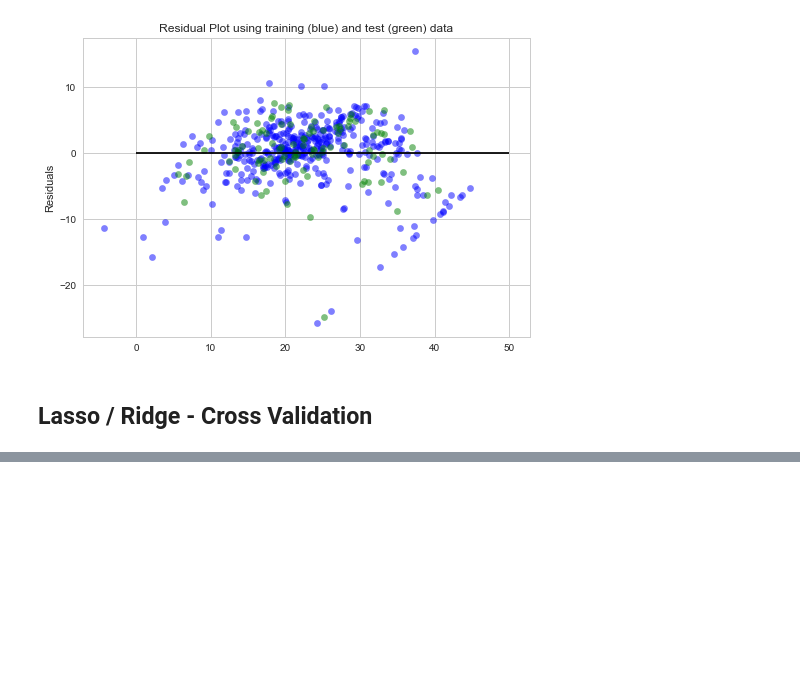
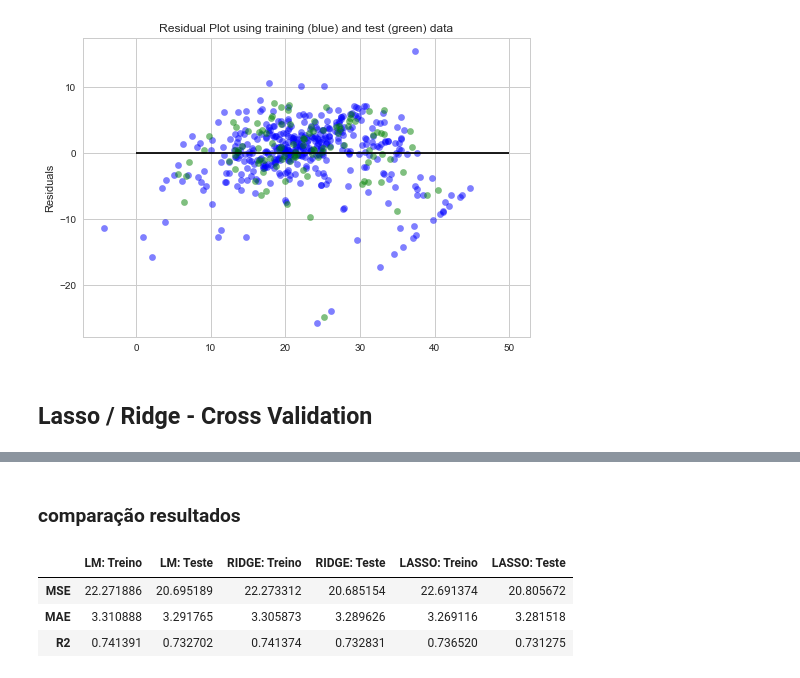
Before and after one commit to mopdc/python-codes, a Jupyter notebook: applied algorithms/regression examples/Regression Analysis in Boston dataset.ipynb, the cells around one changed output, grey strips where cells are left out. Drawn from its saved outputs; the diff is of its cells as text; code cells hidden in the pictures; blank space fills up the shorter version.

```diff
--- a/applied algorithms/regression examples/Regression Analysis in Boston dataset.ipynb
+++ b/applied algorithms/regression examples/Regression Analysis in Boston dataset.ipynb
@@ -253,7 +253,7 @@ resultados_lm
 | neg_mean_squared_error | -25.513289 |
 | neg_mean_absolute_error | -3.515459 |
 # %%
-train_test_results(lm, X_train_final, y_train, X_test_final, y_test)
+result_lm = train_test_results(lm, X_train_final, y_train, X_test_final, y_test)
 # %% [output]
 Number of coefficients: 13
 Estimated intercept coefficient: 22.6465346535
@@ -357,0 +318,2 @@ array([ 0.416...,  1.        ])
+# %%
+model_ridge, result_ridge = train_ridge_linear_model(X_train_final, y_train, X_test_final, y_test)
@@ -357,0 +338,27 @@ array([ 0.416...,  1.        ])
+# %%
+def train_lasso_linear_model( train_x, train_y, test_x, test_y):
+
+    # using the default CV
+    alphas = [0.1, 1, 10, 100, 1e3, 1e4, 2e4, 5e4, 8e4, 1e5, 1e6, 1e7, 1e8]
+    reg = LassoCV(alphas=alphas, cv = 5)
+    #reg.fit(train_x, train_y, sample_weight=sample_weight)
+    reg.fit(train_x, train_y)
+    cv_mse = np.mean(reg.mse_path_ , axis=0)
+
+
+    print("alphas: %s" % alphas)
+    print("CV MSE: %s" % cv_mse)
+    print("Best alpha using built-in LassoCV: %f" % reg.alpha_)
+    print ('\n')
+
+    # generate the prediction using the best model
+    alpha = reg.alpha_
+    reg = Lasso(alpha=alpha)
+    #reg.fit(train_x, train_y, sample_weight=sample_weight)
+    resultados = train_test_results(reg, train_x, train_y, test_x, test_y)
+    #reg.fit(train_x, train_y)
+
+    return reg, resultados
+    #return {"y": predict_y, "train_y": train_y_pred, "coef": reg.coef_}
+# %%
+model_lasso, result_lasso = train_lasso_linear_model(X_train_final, y_train, X_test_final, y_test)
@@ -357,0 +383,11 @@ array([ 0.416...,  1.        ])
+# %% [markdown]
+### comparação resultados
+# %%
+resultados_compara = pd.concat([result_lm, result_ridge, result_lasso], axis = 1)
+resultados_compara.columns = ['LM: Treino', 'LM: Teste', 'RIDGE: Treino', 'RIDGE: Teste','LASSO: Treino', 'LASSO: Teste' ]
+resultados_compara
+# %% [output]
+|  | LM: Treino | LM: Teste | RIDGE: Treino | RIDGE: Teste | LASSO: Treino | LASSO: Teste |
+| MSE | 22.271886 | 20.695189 | 22.273312 | 20.685154 | 22.691374 | 20.805672 |
+| MAE | 3.310888 | 3.291765 | 3.305873 | 3.289626 | 3.269116 | 3.281518 |
+| R2 | 0.741391 | 0.732702 | 0.741374 | 0.732831 | 0.736520 | 0.731275 |
```
Also changed, not shown: parts of 11 cells of this notebook.
